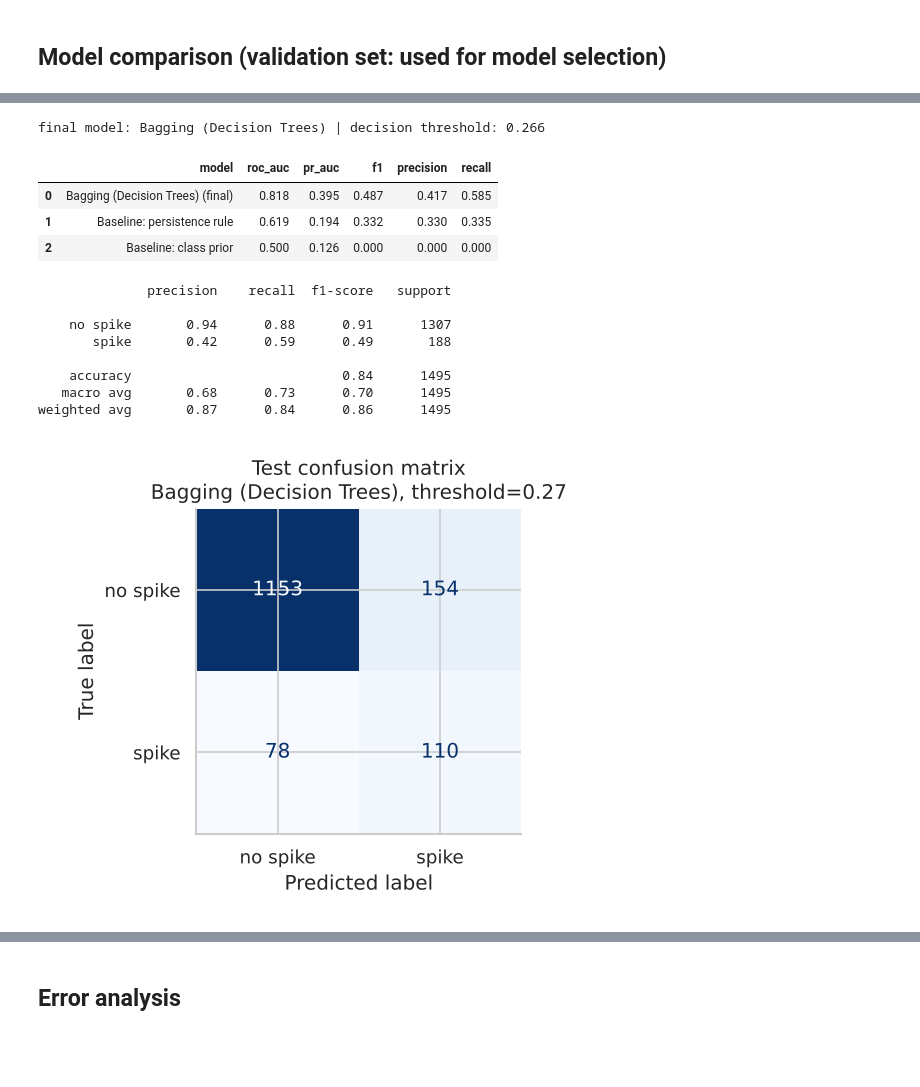
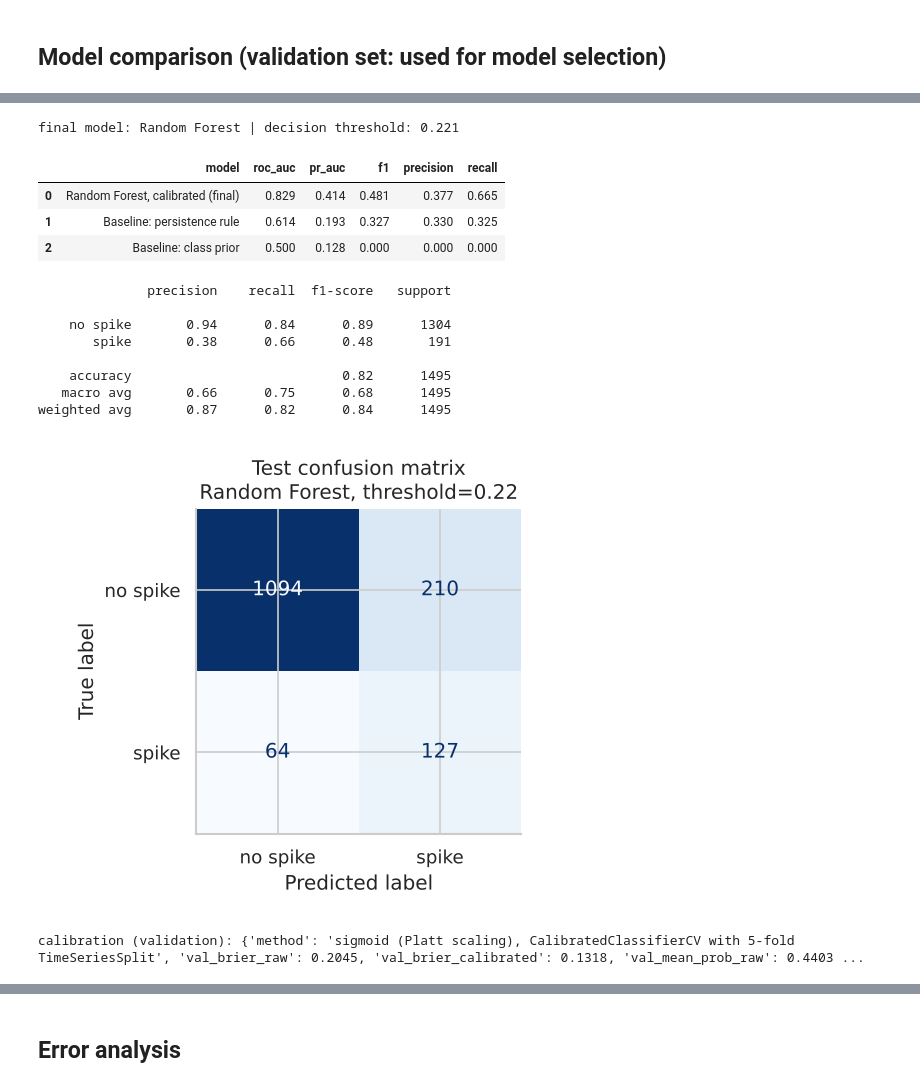
Before and after one commit to fatimaazfar4/Kiran-Bazaar, a Jupyter notebook: notebooks/02_modelling.ipynb, the cells around one changed output, grey strips where cells are left out. Cells and saved outputs as stored; diff of their text form; code cells hidden in the pictures; blank space fills up the shorter version.

```diff
--- a/notebooks/02_modelling.ipynb
+++ b/notebooks/02_modelling.ipynb
@@ -132,22 +137,25 @@ Validation is also harder than training because of the **2022-24 inflation shock
 # %%
 import json
 meta = json.loads((C.MODELS_DIR / "metadata.json").read_text())
 print("final model:", meta["classifier"], "| decision threshold:", round(meta["decision_threshold"], 3))
 display(pd.read_csv(R / "classification_test.csv").round(3))
 print((R / "classification_report_test.txt").read_text())
 display(Image(FIG / "11_confusion_matrix_test.png"))
+print("calibration (validation):", meta["calibration"])
+display(Image(FIG / "16_calibration_validation.png"))
 # %% [output]
-final model: Bagging (Decision Trees) | decision threshold: 0.266
+final model: Random Forest | decision threshold: 0.221
 |  | model | roc_auc | pr_auc | f1 | precision | recall |
-| 0 | Bagging (Decision Trees) (final) | 0.818 | 0.395 | 0.487 | 0.417 | 0.585 |
-| 1 | Baseline: persistence rule | 0.619 | 0.194 | 0.332 | 0.330 | 0.335 |
-| 2 | Baseline: class prior | 0.500 | 0.126 | 0.000 | 0.000 | 0.000 |
+| 0 | Random Forest, calibrated (final) | 0.829 | 0.414 | 0.481 | 0.377 | 0.665 |
+| 1 | Baseline: persistence rule | 0.614 | 0.193 | 0.327 | 0.330 | 0.325 |
+| 2 | Baseline: class prior | 0.500 | 0.128 | 0.000 | 0.000 | 0.000 |
               precision    recall  f1-score   support
 
-    no spike       0.94      0.88      0.91      1307
-       spike       0.42      0.59      0.49       188
+    no spike       0.94      0.84      0.89      1304
+       spike       0.38      0.66      0.48       191
 
-    accuracy                           0.84      1495
-   macro avg       0.68      0.73      0.70      1495
-weighted avg       0.87      0.84      0.86      1495
+    accuracy                           0.82      1495
+   macro avg       0.66      0.75      0.68      1495
+weighted avg       0.87      0.82      0.84      1495
-[figure, old version]
+[figure, new version]
+calibration (validation): {'method': 'sigmoid (Platt scaling), CalibratedClassifierCV with 5-fold TimeSeriesSplit', 'val_brier_raw': 0.2045, 'val_brier_calibrated': 0.1318, 'val_mean_prob_raw': 0.4403 ...
```
Also changed, not shown: parts of 10 cells of this notebook, 50 other files.
